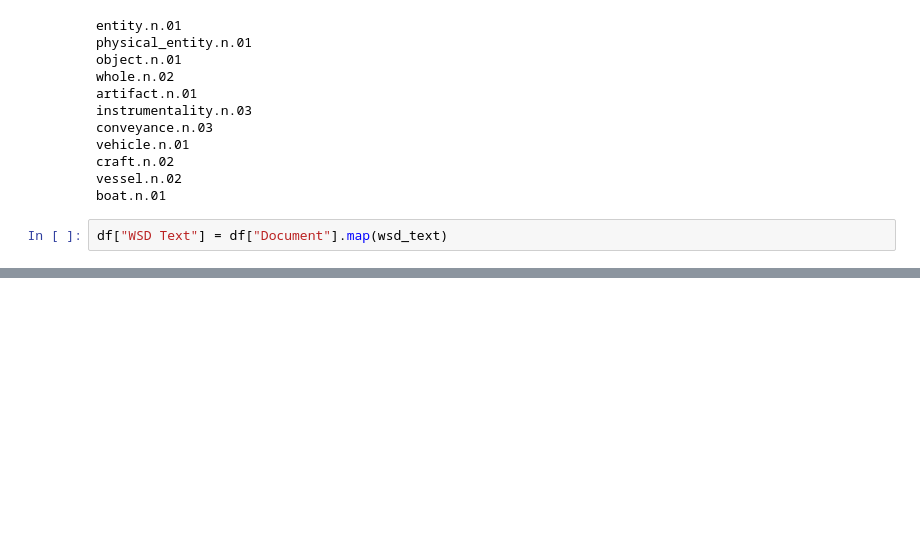
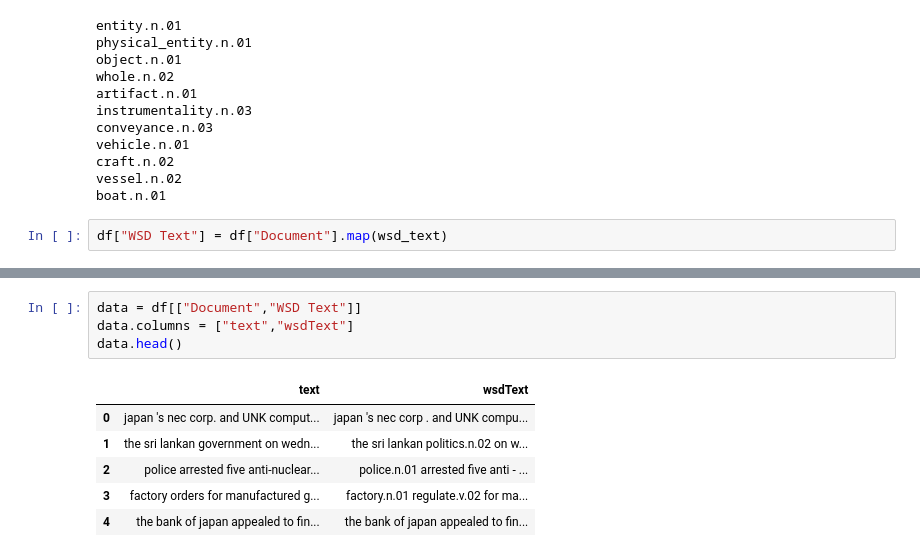
Before and after one commit to pratiksrm99/Abstractive_Text_Summerization, a Jupyter notebook: Abstractive_TS.ipynb, the cells around one changed output, grey strips where cells are left out. Saved outputs shown, nothing was run; the diff lists cells and outputs as text; blank space fills up the shorter version.

```diff
--- a/Abstractive_TS.ipynb
+++ b/Abstractive_TS.ipynb
@@ -153,0 +221,11 @@ df.head()
+# %%
+data = df[["Document","WSD Text"]]
+data.columns = ["text","wsdText"]
+data.head()
+# %% [output]
+|  | text | wsdText |
+| 0 | japan 's nec corp. and UNK comput... | japan 's nec corp . and UNK compu... |
+| 1 | the sri lankan government on wedn... | the sri lankan politics.n.02 on w... |
+| 2 | police arrested five anti-nuclear... | police.n.01 arrested five anti - ... |
+| 3 | factory orders for manufactured g... | factory.n.01 regulate.v.02 for ma... |
+| 4 | the bank of japan appealed to fin... | the bank of japan appealed to fin... |
```
Also changed, not shown: parts of 16 cells of this notebook.
